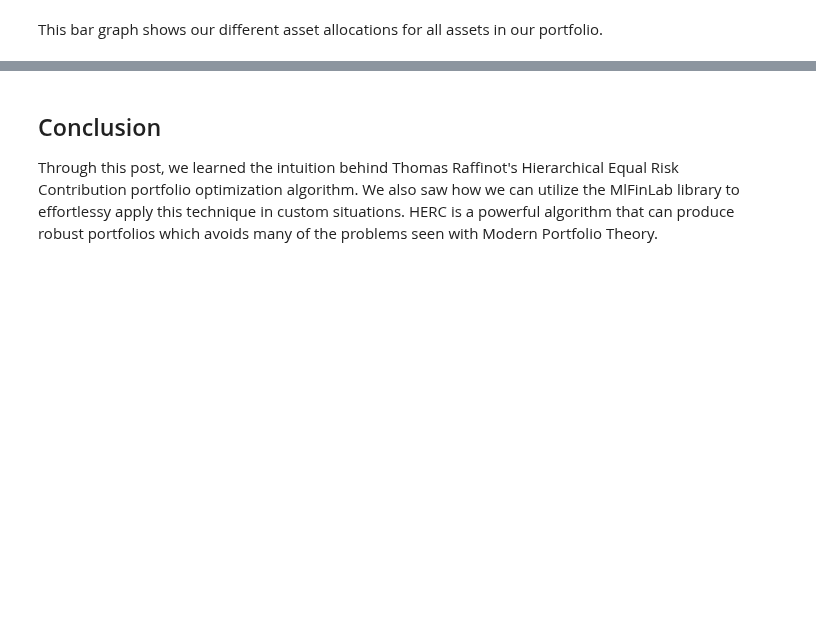
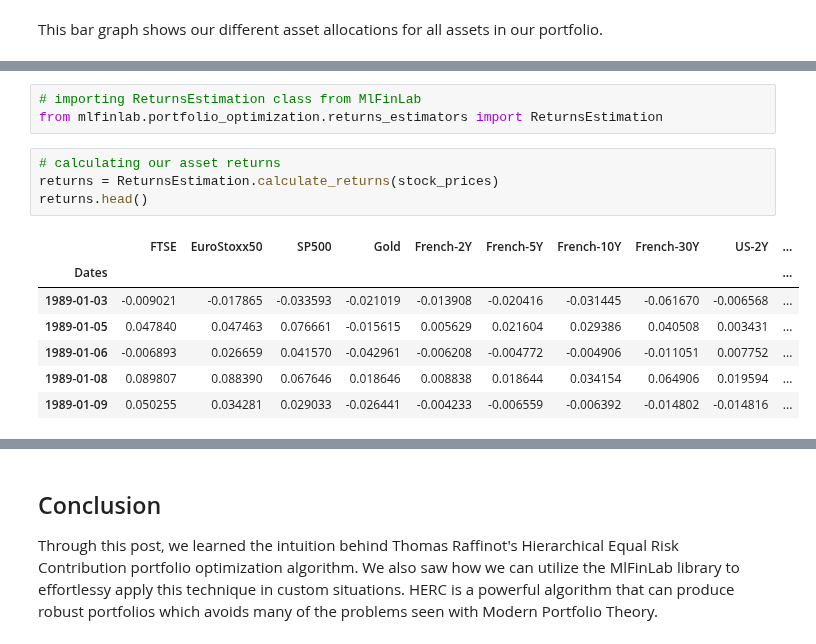
Before and after one commit to tzw101/research, a Jupyter notebook: HCAA Blog Post/HCAA Blog Post.ipynb, the cells around one changed output, grey strips where cells are left out. Drawn from its saved outputs; the diff is of its cells as text; blank space fills up the shorter version.

```diff
--- a/HCAA Blog Post/HCAA Blog Post.ipynb
+++ b/HCAA Blog Post/HCAA Blog Post.ipynb
@@ -189,0 +207,15 @@ This bar graph shows our different asset allocations for all assets in our portf
+# %%
+# importing ReturnsEstimation class from MlFinLab
+from mlfinlab.portfolio_optimization.returns_estimators import ReturnsEstimation
+# %%
+# calculating our asset returns
+returns = ReturnsEstimation.calculate_returns(stock_prices)
+returns.head()
+# %% [output]
+|  | FTSE | EuroStoxx50 | SP500 | Gold | French-2Y | French-5Y | French-10Y | French-30Y | US-2Y | ... |
+| Dates |  |  |  |  |  |  |  |  |  | ... |
+| 1989-01-03 | -0.009021 | -0.017865 | -0.033593 | -0.021019 | -0.013908 | -0.020416 | -0.031445 | -0.061670 | -0.006568 | ... |
+| 1989-01-05 | 0.047840 | 0.047463 | 0.076661 | -0.015615 | 0.005629 | 0.021604 | 0.029386 | 0.040508 | 0.003431 | ... |
+| 1989-01-06 | -0.006893 | 0.026659 | 0.041570 | -0.042961 | -0.006208 | -0.004772 | -0.004906 | -0.011051 | 0.007752 | ... |
+| 1989-01-08 | 0.089807 | 0.088390 | 0.067646 | 0.018646 | 0.008838 | 0.018644 | 0.034154 | 0.064906 | 0.019594 | ... |
+| 1989-01-09 | 0.050255 | 0.034281 | 0.029033 | -0.026441 | -0.004233 | -0.006559 | -0.006392 | -0.014802 | -0.014816 | ... |
```
Also changed, not shown: parts of 16 cells of this notebook, 1 other file.
